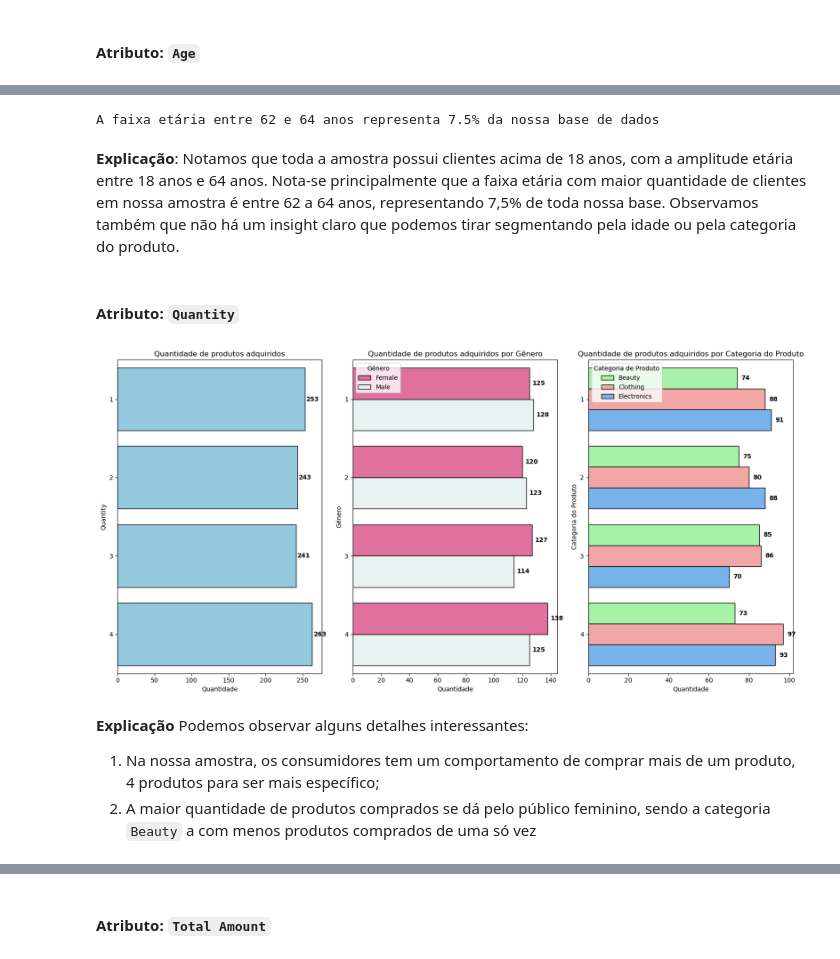
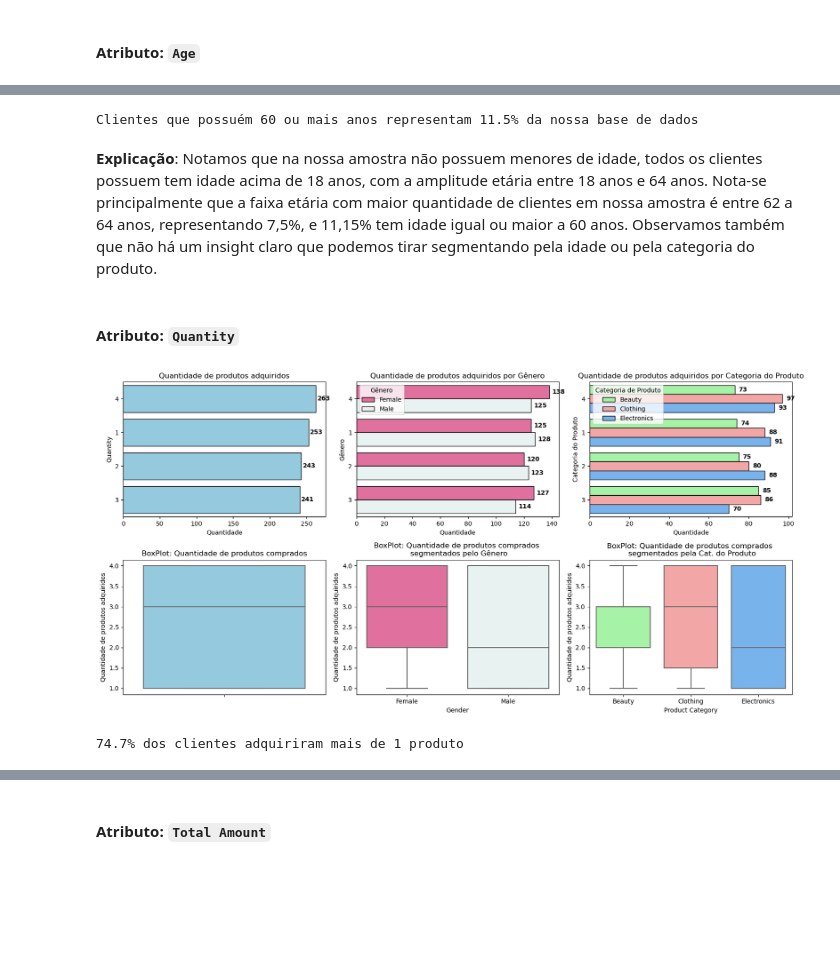
Before and after one commit to DevBrunoP/AED-Retail-Sales-Dataset, a Jupyter notebook: AED - Dados Varejo.ipynb, the cells around one changed output, grey strips where cells are left out. Drawn from its saved outputs; the diff is of its cells as text; code cells hidden in the pictures; blank space fills up the shorter version.

Commit message:
Modularizando os graficos

````diff
--- a/AED - Dados Varejo.ipynb
+++ b/AED - Dados Varejo.ipynb
@@ -402,62 +426,69 @@ plt.show()
 # %%
-maior_frequencia_etaria = (len(df.query("Age >= 62 and Age <= 64")) / len(df)) * 100
-print(f'A faixa etária entre 62 e 64 anos representa {maior_frequencia_etaria}% da nossa base de dados')
+maior_frequencia_etaria = (len(df.query("Age >= 60")) / total_registros_df) * 100
+print(f'Clientes que possuém 60 ou mais anos representam {maior_frequencia_etaria}% da nossa base de dados')
 # %% [output]
-A faixa etária entre 62 e 64 anos representa 7.5% da nossa base de dados
+Clientes que possuém 60 ou mais anos representam 11.5% da nossa base de dados
 # %% [markdown]
-**Explicação**: Notamos que toda a amostra possui clientes acima de 18 anos, com a amplitude etária entre 18 anos e 64 anos. Nota-se principalmente que a faixa etária com maior quantidade de clientes em nossa amostra é entre 62 a 64 anos, representando 7,5% de toda nossa base. Observamos também que não há um insight claro que podemos tirar segmentando pela idade ou pela categoria do produto.
+**Explicação**: Notamos que na nossa amostra não possuem menores de idade, todos os clientes possuem tem idade acima de 18 anos, com a amplitude etária entre 18 anos e 64 anos. Nota-se principalmente que a faixa etária com maior quantidade de clientes em nossa amostra é entre 62 a 64 anos, representando 7,5%, e 11,15% tem idade igual ou maior a 60 anos. Observamos também que não há um insight claro que podemos tirar segmentando pela idade ou pela categoria do produto.
 # %% [markdown]
 #### Atributo: ```Quantity```
 # %%
+# Ordenação dos gráficos com base na frequência de compras por preço da unidade
+order = df.groupby("Quantity")["Quantity"].value_counts().sort_values(ascending=False).index
+
 # Criar a figura com três gráficos lado a lado
-fig, axes = plt.subplots(nrows=1, ncols=3, figsize=(16, 8))
+fig, graficos = plt.subplots(nrows=2, ncols=3, figsize=(16, 8))
 
 # 🎯 Gráfico 1: Quantidade de produtos adquiridos
-sns.countplot(data=df, y="Quantity", color='skyblue', edgecolor="black", ax=axes[0])
-axes[0].set_title("Quantidade de produtos adquiridos", fontsize=12)
-axes[0].set_xlabel("Quantidade", fontsize=10)
-axes[0].set_ylabel("Quantity", fontsize=10)
+sns.countplot(data=df, y="Quantity", color='skyblue', edgecolor="black", order=order, ax=graficos[0][0])
+graficos[0][0].set_title("Quantidade de produtos adquiridos", fontsize=12)
+graficos[0][0].set_xlabel("Quantidade", fontsize=10)
+graficos[0][0].set_ylabel("Quantity", fontsize=10)
 
 # Adicionar rótulos de valores dentro das barras
-for p in axes[0].patches:
-    axes[0].annotate(f'{int(p.get_width())}',
+for p in graficos[0][0].patches:
+    graficos[0][0].annotate(f'{int(p.get_width())}',
                      (p.get_width() + 2, p.get_y() + p.get_height()/2),
                      ha='left', va='center', fontsize=10, fontweight="bold")
 
 # 🎯 Gráfico 2: Quantidade de produtos adquiridos segmentados por Gênero
-sns.countplot(data=df, y="Quantity", hue="Gender", edgecolor="black", ax=axes[1], palette=palete_gender)
-axes[1].set_title("Quantidade de produtos adquiridos por Gênero", fontsize=12)
-axes[1].set_xlabel("Quantidade", fontsize=10)
-axes[1].set_ylabel("Gênero", fontsize=10)
-axes[1].legend(title="Gênero", loc="upper left")
+sns.countplot(data=df, y="Quantity", hue="Gender", edgecolor="black", order=order, ax=graficos[0][1], palette=palete_gender)
+graficos[0][1].set_title("Quantidade de produtos adquiridos por Gênero", fontsize=12)
+graficos[0][1].set_xlabel("Quantidade", fontsize=10)
+graficos[0][1].set_ylabel("Gênero", fontsize=10)
+graficos[0][1].legend(title="Gênero", loc="upper left")
 
 # Adicionar rótulos de valores dentro das barras do gráfico 3
-for p in axes[1].patches:
-    axes[1].annotate(f'{int(p.get_width())}',
+for p in graficos[0][1].patches:
+    graficos[0][1].annotate(f'{int(p.get_width())}',
                      (p.get_width() + 2, p.get_y() + p.get_height()/2),
                      ha='left', va='center', fontsize=10, fontweight="bold")
 
 
 # 🎯 Gráfico 3: Quantidade de produtos adquiridos segmentados por categoria
-sns.countplot(data=df, y="Quantity", hue="Product Category", edgecolor="black", ax=axes[2], palette=palette_product_category)
-axes[2].set_title("Quantidade de produtos adquiridos por Categoria do Produto", fontsize=12)
-axes[2].set_xlabel("Quantidade", fontsize=10)
-axes[2].set_ylabel("Categoria do Produto", fontsize=10)
-axes[2].legend(title="Categoria de Produto", loc="upper left")
+sns.countplot(data=df, y="Quantity", hue="Product Category", edgecolor="black", order=order, ax=graficos[0][2], palette=palette_product_category)
+graficos[0][2].set_title("Quantidade de produtos adquiridos por Categoria do Produto", fontsize=12)
+graficos[0][2].set_xlabel("Quantidade", fontsize=10)
+graficos[0][2].set_ylabel("Categoria do Produto", fontsize=10)
+graficos[0][2].legend(title="Categoria de Produto", loc="upper left")
 
 # Adicionar rótulos de valores dentro das barras
-for p in axes[2].patches:
-    axes[2].annotate(f'{int(p.get_width())}',
+for p in graficos[0][2].patches:
+    graficos[0][2].annotate(f'{int(p.get_width())}',
                      (p.get_width() + 2, p.get_y() + p.get_height()/2),
                      ha='left', va='center', fontsize=10, fontweight="bold")
 
+gerador_boxplot(data=df, y='Quantity', eixos=graficos, valor_eixos=[1,0], title='BoxPlot: Quantidade de produtos comprados', y_label='Quantidade de produtos adquiridos')
+gerador_boxplot(data=df, y='Quantity', x='Gender', eixos=graficos, valor_eixos=[1,1], title='BoxPlot: Quantidade de produtos comprados \n segmentados pelo Gênero', y_label='Quantidade de produtos adquiridos', palette=palete_gender)
+gerador_boxplot(data=df, y='Quantity', x='Product Category', eixos=graficos, valor_eixos=[1,2], title='BoxPlot: Quantidade de produtos comprados \n segmentados pela Cat. do Produto', y_label='Quantidade de produtos adquiridos', palette=palette_product_category)
 
 # Ajustar layout
 plt.tight_layout()
 plt.show()
 # %% [output]
-[figure, old version]
+[figure, new version]
-# %% [markdown]
-**Explicação** Podemos observar alguns detalhes interessantes:
-1. Na nossa amostra, os consumidores tem um comportamento de comprar mais de um produto, 4 produtos para ser mais específico;
-2. A maior quantidade de produtos comprados se dá pelo público feminino, sendo a categoria ```Beauty``` a com menos produtos comprados de uma só vez
+# %%
+mais_de_um_protudo_adquirido = (len(df[(df['Quantity']>1) & (df['Quantity']<=4)]) / total_registros_df) * 100
+print(f'{mais_de_um_protudo_adquirido}% dos clientes adquiriram mais de 1 produto')
+# %% [output]
+74.7% dos clientes adquiriram mais de 1 produto
````
Also changed, not shown: parts of 24 cells of this notebook.
